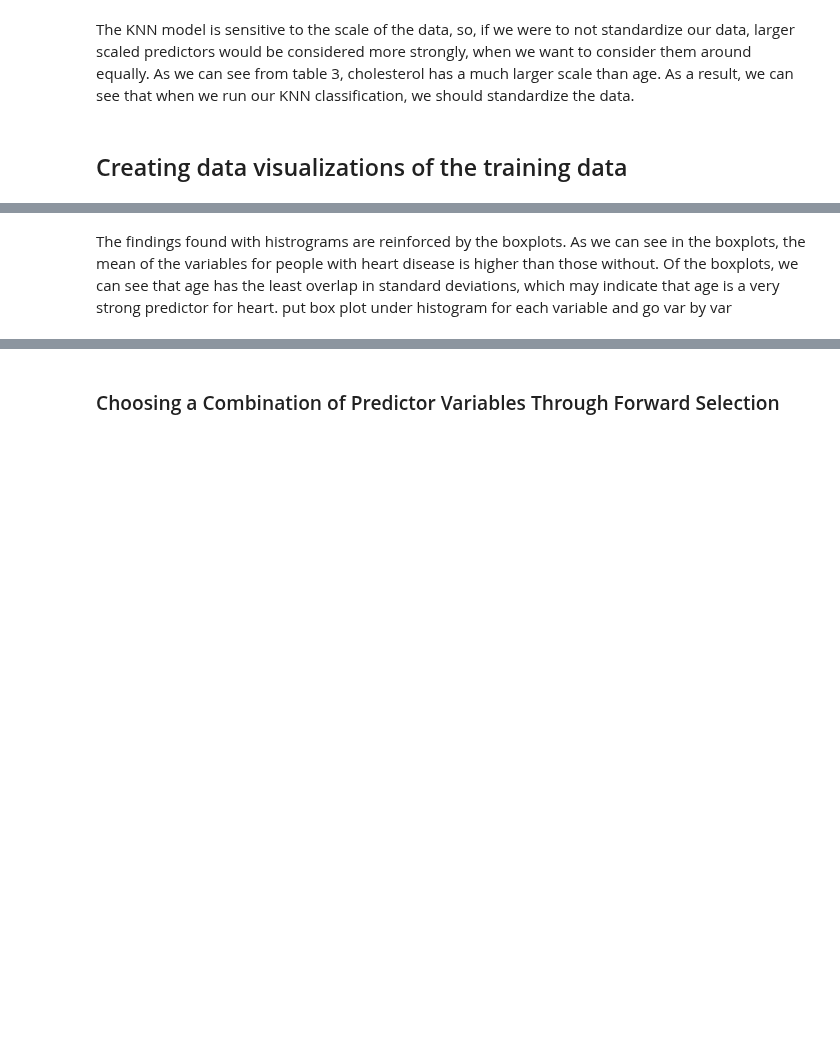
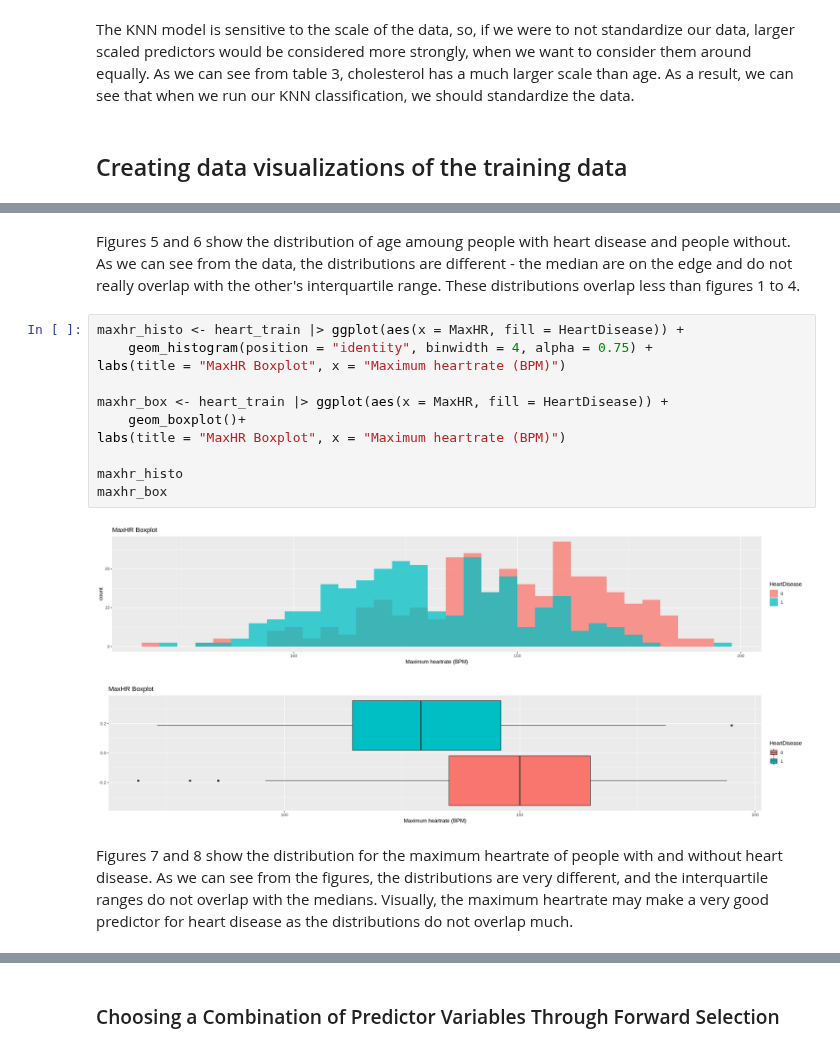
Before and after one commit to josephsoo/dsci_100_group_12, a Jupyter notebook: Project report.ipynb, the cells around one changed output, grey strips where cells are left out. Drawn from its saved outputs; the diff is of its cells as text; blank space fills up the shorter version.

```diff
--- a/Project report.ipynb
+++ b/Project report.ipynb
@@ -226,2 +239,18 @@ Figure 1: Predictor Histograms
+# %% [markdown]
+Figures 5 and 6 show the distribution of age amoung people with heart disease and people without. As we can see from the data, the distributions are different - the median are on the edge and do not really overlap with the other's interquartile range. These distributions overlap less than figures 1 to 4.
+# %%
+maxhr_histo <- heart_train |> ggplot(aes(x = MaxHR, fill = HeartDisease)) +
+    geom_histogram(position = "identity", binwidth = 4, alpha = 0.75) +
+labs(title = "MaxHR Boxplot", x = "Maximum heartrate (BPM)")
+
+maxhr_box <- heart_train |> ggplot(aes(x = MaxHR, fill = HeartDisease)) +
+    geom_boxplot()+
+labs(title = "MaxHR Boxplot", x = "Maximum heartrate (BPM)")
+
+maxhr_histo
+maxhr_box
+# %% [output]
+[figure, added]
+[figure, added]
 # %% [markdown]
-The findings found with histrograms are reinforced by the boxplots. As we can see in the boxplots, the mean of the variables for people with heart disease is higher than those without. Of the boxplots, we can see that age has the least overlap in standard deviations, which may indicate that age is a very strong predictor for heart. put box plot under histogram for each variable and go var by var
+Figures 7 and 8 show the distribution for the maximum heartrate of people with and without heart disease. As we can see from the figures, the distributions are very different, and the interquartile ranges do not overlap with the medians. Visually, the maximum heartrate may make a very good predictor for heart disease as the distributions do not overlap much.
```
Also changed, not shown: parts of 13 cells of this notebook.
